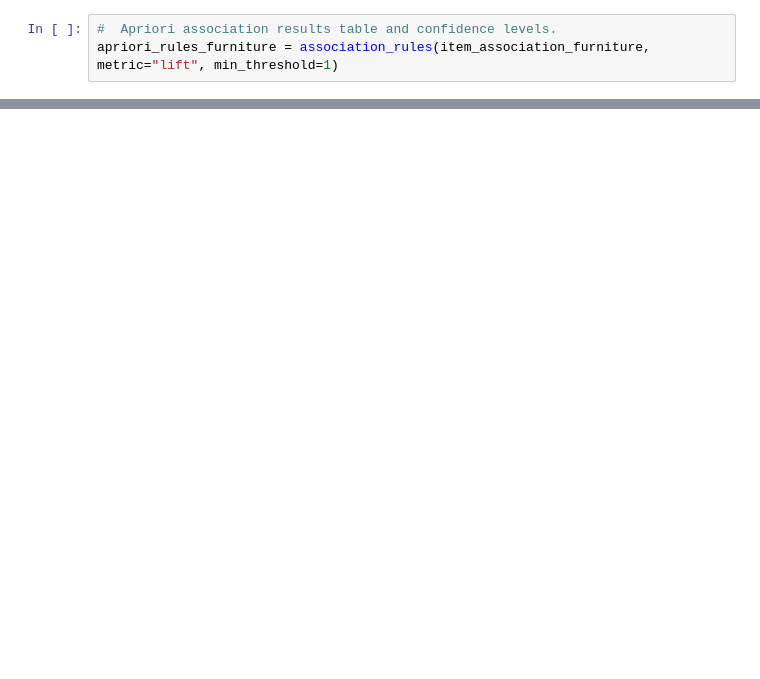
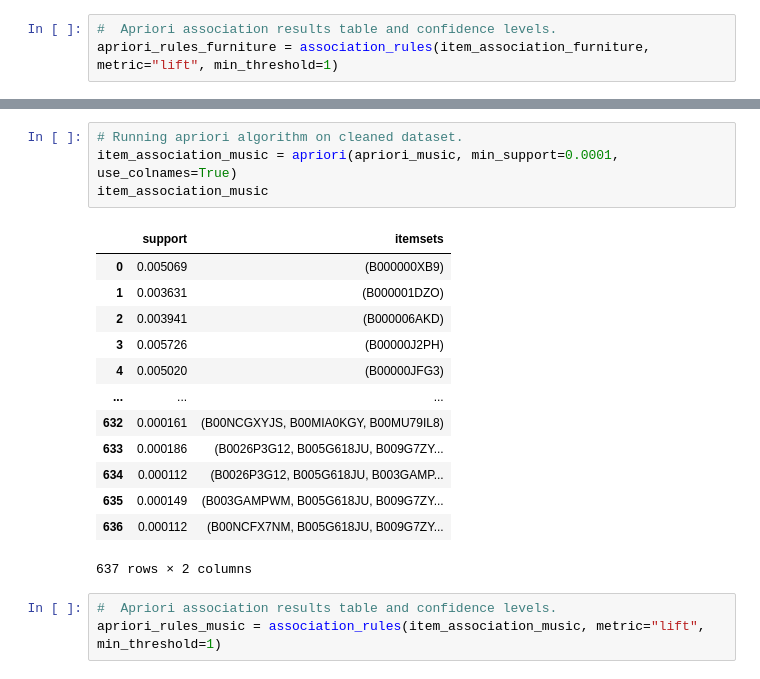
Before and after one commit to jbenasuli/consumer_behavior, a Jupyter notebook: ML_Apriori_Algorithm.ipynb, the cells around one changed output, grey strips where cells are left out. Drawn from its saved outputs; the diff is of its cells as text; blank space fills up the shorter version.

```diff
--- a/ML_Apriori_Algorithm.ipynb
+++ b/ML_Apriori_Algorithm.ipynb
@@ -247,0 +443,21 @@ apriori_rules_furniture
+# %%
+# Running apriori algorithm on cleaned dataset.
+item_association_music = apriori(apriori_music, min_support=0.0001, use_colnames=True)
+item_association_music
+# %% [output]
+|  | support | itemsets |
+| 0 | 0.005069 | (B000000XB9) |
+| 1 | 0.003631 | (B000001DZO) |
+| 2 | 0.003941 | (B000006AKD) |
+| 3 | 0.005726 | (B00000J2PH) |
+| 4 | 0.005020 | (B00000JFG3) |
+| ... | ... | ... |
+| 632 | 0.000161 | (B00NCGXYJS, B00MIA0KGY, B00MU79IL8) |
+| 633 | 0.000186 | (B0026P3G12, B005G618JU, B009G7ZY... |
+| 634 | 0.000112 | (B0026P3G12, B005G618JU, B003GAMP... |
+| 635 | 0.000149 | (B003GAMPWM, B005G618JU, B009G7ZY... |
+| 636 | 0.000112 | (B00NCFX7NM, B005G618JU, B009G7ZY... |
+637 rows × 2 columns
+# %%
+#  Apriori association results table and confidence levels.
+apriori_rules_music = association_rules(item_association_music, metric="lift", min_threshold=1)
```
Also changed, not shown: parts of 33 cells of this notebook.
